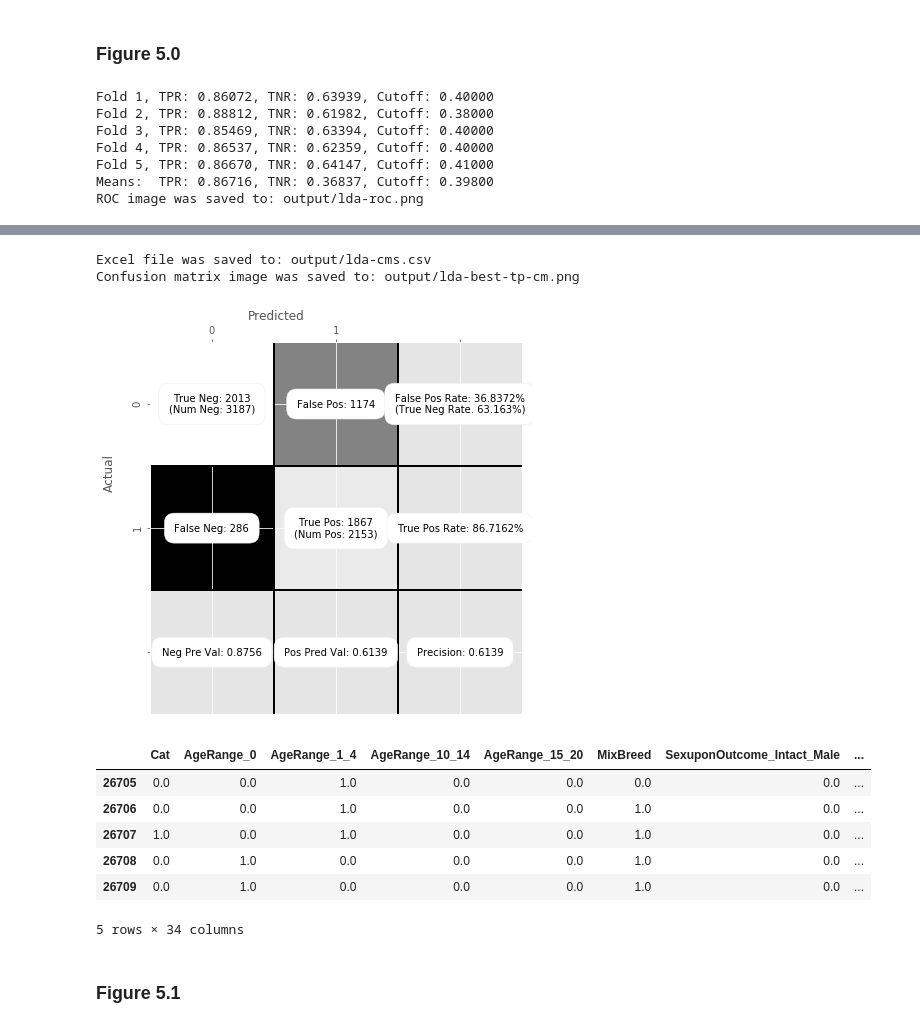
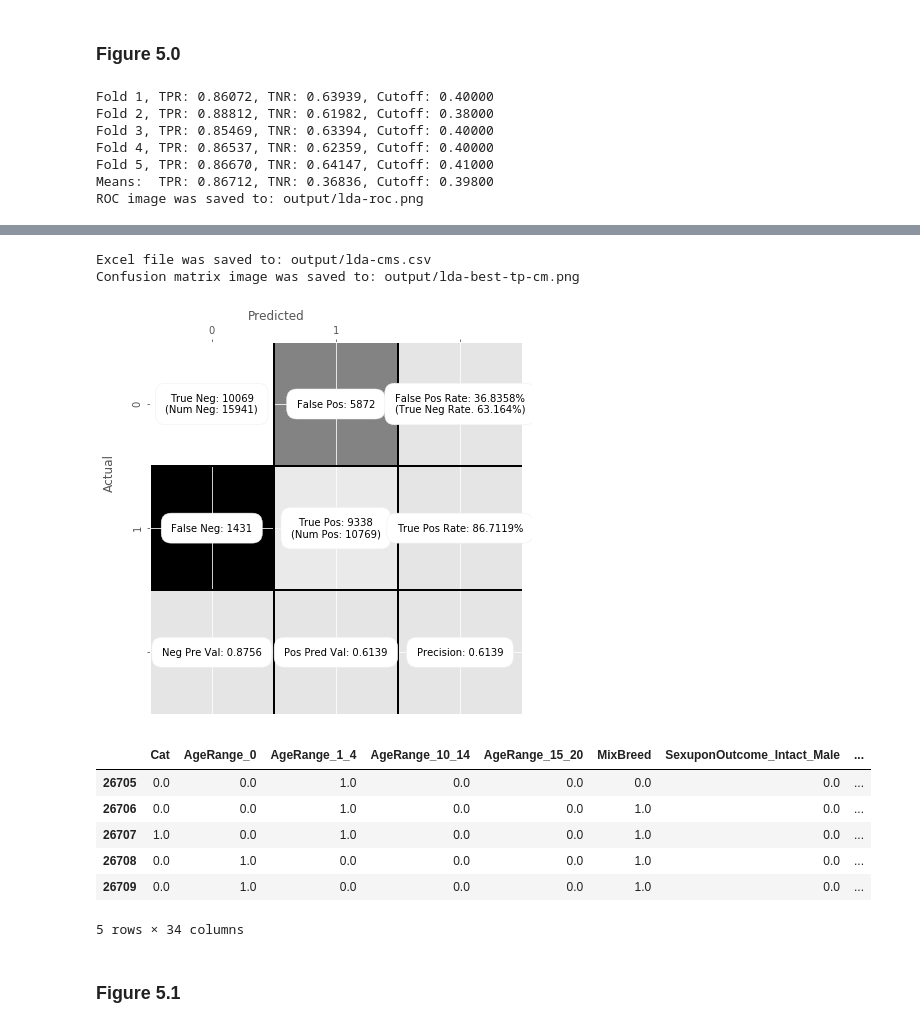
Before and after one commit to jbonfardeci/austin-animal-shelter-model, a Jupyter notebook: itsm601_project_2018_2.ipynb, the cells around one changed output, grey strips where cells are left out. Drawn from its saved outputs; the diff is of its cells as text; code cells hidden in the pictures.

```diff
--- a/itsm601_project_2018_2.ipynb
+++ b/itsm601_project_2018_2.ipynb
@@ -584,10 +584,8 @@ def fit_lda():
     lda_actual = []
     lda_prob = []
     best_mean_cutoff = 0.0
-    best_mean_tpr = 0.0
-    best_mean_fpr = 0.0
     predicted_data = []
-    tn=0; fp=0; fn=0; tp=0;
+    tn=[]; fp=[]; fn=[]; tp=[];
 
     # For each cross-validation batch, fit model 80:20 split, plot ROC, and get cutoff
     # train, test are of type <type 'numpy.ndarray'>
@@ -624,12 +622,10 @@ def fit_lda():
         roc_kfolds.append([tpr, fpr])
         best_tpr, best_fpr, best_cutoff, _tn, _fp, _fn, _tp = u.get_best_cutoff(actual=test_actual, prob=prob)
         best_mean_cutoff += best_cutoff
-        best_mean_tpr += best_tpr
-        best_mean_fpr += best_fpr
-        tn += _tn
-        fp += _fp
-        fn += _fn
-        tp += _tp
+        tn.append(_tn)
+        fp.append(_fp)
+        fn.append(_fn)
+        tp.append(_tp)
 
         print('Fold %d, TPR: %0.5f, TNR: %0.5f, Cutoff: %0.5f' % (i+1, best_tpr, 1-best_fpr, best_cutoff))
 
@@ -640,46 +636,46 @@ def fit_lda():
 
     best_mean_cutoff /= float(NUM_CV)
 
-    tn //= NUM_CV
-    fp //= NUM_CV
-    fn //= NUM_CV
-    tp //= NUM_CV
-    best_mean_tpr = tp / (tp+fn)
-    best_mean_fpr = tn / (tn+fp)
+    tneg = sum(tn)
+    fpos = sum(fp)
+    fneg = sum(fn)
+    tpos = sum(tp)
+    best_mean_tpr = tpos / (tpos+fneg)
+    best_mean_fpr = tneg / (tneg+fpos)
     print('Means:  TPR: %0.5f, TNR: %0.5f, Cutoff: %0.5f'%(best_mean_tpr, 1-best_mean_fpr, best_mean_cutoff))
 
     # Display ROC Curve, output to CSV
     u.show_roc(roc_kfolds, mean_tpr, mean_fpr, 'ROC Curves for LDA with K-fold Cross-validation', 2, OUTPUT_DIR+'lda-roc')
 
     if OUTPUT_TO_CSV:
         u.output_cms(OUTPUT_DIR+'lda-cms', cm_folds, OUTPUT_DIR+'LDA_Test_Folds') # output to CSV
 
     # Display Confustion Matrix, output to PNG
-    cm = np.asarray( [[tn,fp],[fn,tp]] )
+    cm = np.asarray( [[tneg,fpos],[fneg,tpos]] )
     u.show_confusion_matrix(cm, ['0','1'], (6,6), 12, OUTPUT_DIR+'lda-best-tp-cm')
 
     # Output final dataset with predictions to CSV
     col_names = np.append(np.asarray(significant_features), np.asarray([TARGET_NAME, 'Prob_0', 'Prob_1', 'Predicted']))
     df = pd.DataFrame(data=predicted_data, columns=col_names)
     if OUTPUT_TO_CSV:
         df.to_csv(OUTPUT_DIR + 'lda-validation.csv')
 
     display(df.tail())
 
 if __name__ == '__main__':
     fit_lda()
 # %% [output]
 Fold 1, TPR: 0.86072, TNR: 0.63939, Cutoff: 0.40000
 Fold 2, TPR: 0.88812, TNR: 0.61982, Cutoff: 0.38000
 Fold 3, TPR: 0.85469, TNR: 0.63394, Cutoff: 0.40000
 Fold 4, TPR: 0.86537, TNR: 0.62359, Cutoff: 0.40000
 Fold 5, TPR: 0.86670, TNR: 0.64147, Cutoff: 0.41000
-Means:  TPR: 0.86716, TNR: 0.36837, Cutoff: 0.39800
+Means:  TPR: 0.86712, TNR: 0.36836, Cutoff: 0.39800
 ROC image was saved to: output/lda-roc.png
 [figure]
 Excel file was saved to: output/lda-cms.csv
 Confusion matrix image was saved to: output/lda-best-tp-cm.png
-[figure, old version]
+[figure, new version]
 |  | Cat | AgeRange_0 | AgeRange_1_4 | AgeRange_10_14 | AgeRange_15_20 | MixBreed | SexuponOutcome_Intact_Male | ... |
 | 26705 | 0.0 | 0.0 | 1.0 | 0.0 | 0.0 | 0.0 | 0.0 | ... |
 | 26706 | 0.0 | 0.0 | 1.0 | 0.0 | 0.0 | 1.0 | 0.0 | ... |
```
Also changed, not shown: parts of 3 cells of this notebook, 2 other files.
